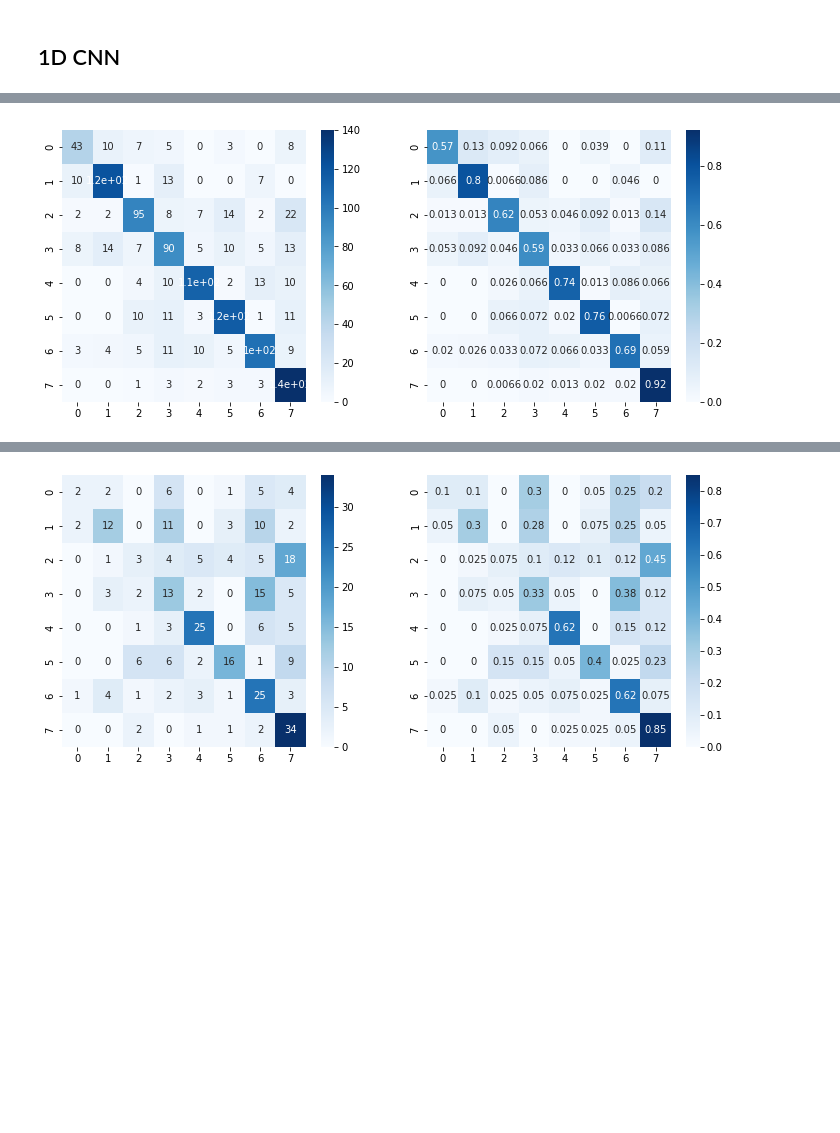
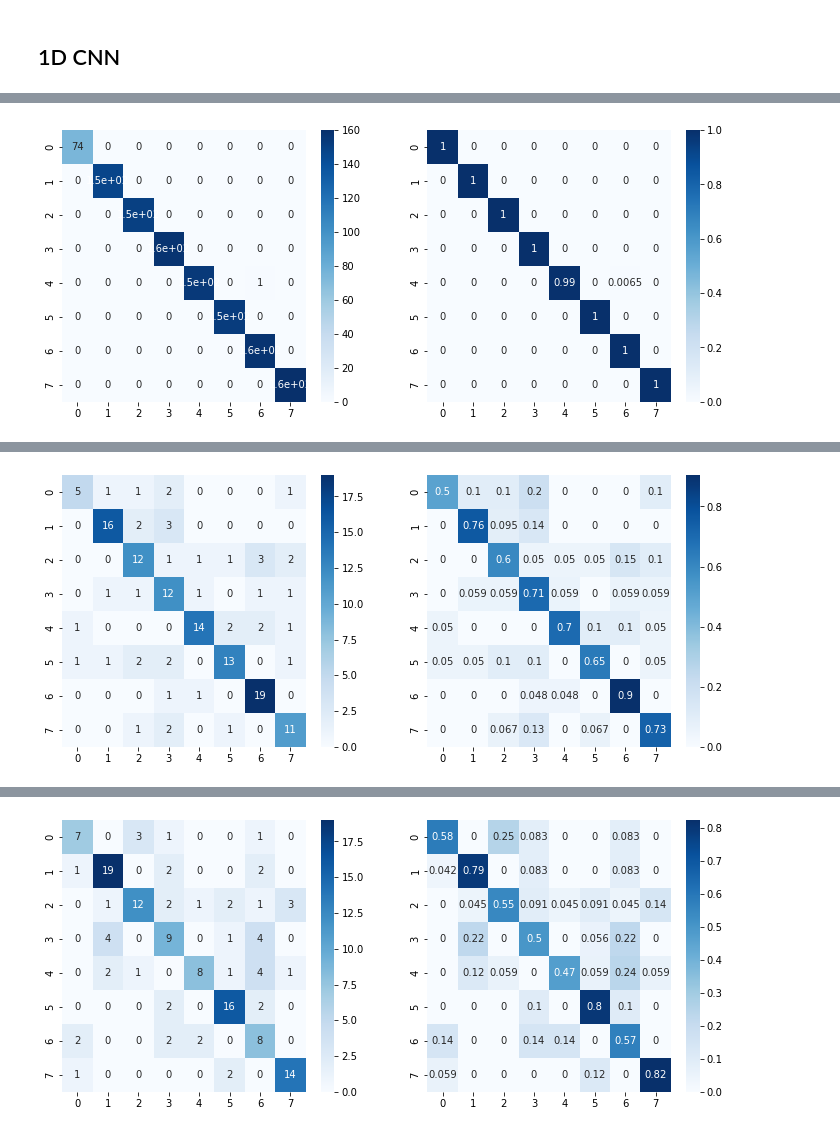
Before and after one commit to mohnikbakht/RAVDESS_Speech_Emotion_Recognition, a Jupyter notebook: Nik/DL_models_nik_1D.ipynb, the cells around one changed output, grey strips where cells are left out. Saved outputs shown, nothing was run; the diff lists cells and outputs as text; code cells hidden in the pictures; blank space fills up the shorter version.

```diff
--- a/Nik/DL_models_nik_1D.ipynb
+++ b/Nik/DL_models_nik_1D.ipynb
@@ -522,29 +590,29 @@ class Ravdess_CNN_1D(nn.Module):
 
         # 1 input image channel, 6 output channels, 5x5 square convolution
         # kernel
-        self.conv1 = nn.Conv1d(1, 32, 5,stride=2, padding=0)
+        self.conv1 = nn.Conv1d(1, 128, 3,stride=2, padding=0)
 
         # self.conv2 = nn.Conv1d(32, 32, 5,stride=1, padding=0)
 
-        self.conv3 = nn.Conv1d(32, 32, 5,stride=1, padding=0)
+        self.conv3 = nn.Conv1d(128, 128, 3,stride=1, padding=0)
 
-        self.conv4 = nn.Conv1d(32, 64, 3,stride=1, padding=0)
+        self.conv4 = nn.Conv1d(128, 256, 3,stride=1, padding=0)
 
-        # self.conv5 = nn.Conv1d(64, 128, 3,stride=1, padding=0)
+        self.conv5 = nn.Conv1d(256, 256, 3,stride=1, padding=0)
 
-        self.conv6 = nn.Conv1d(64, 64, 2, stride=1, padding=0)
+        self.conv6 = nn.Conv1d(256, 256, 3, stride=1, padding=0)
 
         # an affine operation: y = Wx + b
-        self.fc1 = nn.Linear(64, 128)  # 5*5 from image dimension
+        self.fc1 = nn.Linear(256, 128)  # 5*5 from image dimension
         self.fc2 = nn.Linear(128, tgt_class_cnt)
 
     def forward(self, x):
         # Max pooling over a (2, 2) window
-        x = F.max_pool1d(F.relu(self.conv1(x)), 1)
+        x = F.relu(self.conv1(x))
         # x = F.max_pool1d(F.relu(self.conv2(x)), 2)
-        x = F.max_pool1d(F.relu(self.conv3(x)), 1)
-        x = F.max_pool1d(F.relu(self.conv4(x)), 2)
-        # x = F.max_pool1d(F.relu(self.conv5(x)), 2)
+        x = F.relu(self.conv3(x))
+        x = F.relu(self.conv4(x))
+        x = F.max_pool1d(F.relu(self.conv5(x)), 2)
         x = F.adaptive_max_pool1d(F.relu(self.conv6(x)), 1)
         # print(x.shape)
         x = torch.flatten(x, 1) # flatten all dimensions except the batch dimension
@@ -679,6 +737,7 @@ Epoch: 100, Train loss: 0.909, Val loss: 1.561, Epoch time = 0.170s
 from sklearn.metrics import confusion_matrix
 import seaborn as sns
 import numpy as np
+from sklearn import metrics
 
 def get_confusion_matrix(mdl, dataloader):
     y_pred = []
@@ -697,40 +756,75 @@ def get_confusion_matrix(mdl, dataloader):
             y_pred.append(predicted.cpu().numpy())
             y_true.append(tgt.cpu().numpy())
 
 
             total += len(src)
             correct += (tgt == predicted).sum().item()
-    print(np.shape(y_true))
+    # print(np.shape(y_true))
     y_true, y_pred = np.concatenate(y_true), np.concatenate(y_pred)
-    print(np.shape(y_true))
+
+    stats=metrics.classification_report(y_true, y_pred, digits=3)
+
+    # print(np.shape(y_true))
     cm = confusion_matrix(y_true, y_pred)
-    return cm
+    return cm, stats
 
 def plot_cm(cm):
     f, axs = plt.subplots(1,2, figsize=(12,5))
     sns.heatmap(cm, annot=True, cmap='Blues', ax=axs[0])
     sns.heatmap(cm/cm.sum(1).reshape(-1,1), annot=True, cmap='Blues', ax=axs[1])
     plt.show()
 
 
-train_iter = RAVDESSFeatureDataset(split='train',split_by=SPLIT_BY, root_dir=root_features, mean=MEAN, std= STD)#Multi30k(split='train', language_pair=(SRC_LANGUAGE, TGT_LANGUAGE))
+train_iter = RAVDESSFeatureDataset(split='train',split_by=SPLIT_BY, root_dir=root_features, mean=MEAN, std= STD, feature_2d=False)#Multi30k(split='train', language_pair=(SRC_LANGUAGE, TGT_LANGUAGE))
 train_dataloader = DataLoader(train_iter, batch_size=1, shuffle=True)
 
-train_cm = get_confusion_matrix(cnn_1d,train_dataloader)
+train_cm, train_metrics = get_confusion_matrix(cnn_1d,train_dataloader)
 train_acc = (train_cm*np.eye(len(train_cm))).sum()/np.sum(train_cm)
 
-print(train_cm*np.eye(len(train_cm)))
-val_iter = RAVDESSFeatureDataset(split='valid',split_by=SPLIT_BY, root_dir=root_features, mean=MEAN, std= STD)#Multi30k(split='train', language_pair=(SRC_LANGUAGE, TGT_LANGUAGE))
+# print(test_cm)
+true_pos = np.diag(train_cm)
+train_precision = np.sum(true_pos / np.sum(train_cm, axis=0))
+train_recall = np.sum(true_pos / np.sum(train_cm, axis=1))
+
+
+# print(train_cm*np.eye(len(train_cm)))
+val_iter = RAVDESSFeatureDataset(split='valid',split_by=SPLIT_BY, root_dir=root_features, mean=MEAN, std= STD, feature_2d=False)#Multi30k(split='train', language_pair=(SRC_LANGUAGE, TGT_LANGUAGE))
 val_dataloader = DataLoader(val_iter, batch_size=1, shuffle=True)
 
-val_cm = get_confusion_matrix(cnn_1d,val_dataloader)
+val_cm, val_metrics = get_confusion_matrix(cnn_1d,val_dataloader)
 val_acc = (val_cm*np.eye(len(val_cm))).sum()/np.sum(val_cm)
 
+# print(test_cm)
+true_pos = np.diag(val_cm)
+val_precision = np.sum(true_pos / np.sum(val_cm, axis=0))
+val_recall = np.sum(true_pos / np.sum(val_cm, axis=1))
 
 
+test_iter = RAVDESSFeatureDataset(split='test',split_by=SPLIT_BY, root_dir=root_features, mean=MEAN, std= STD, feature_2d=False)#Multi30k(split='train', language_pair=(SRC_LANGUAGE, TGT_LANGUAGE))
+test_dataloader = DataLoader(test_iter, batch_size=1, shuffle=True)
+
+test_cm, test_metrics = get_confusion_matrix(cnn_1d,test_dataloader)
+test_acc = (test_cm*np.eye(len(test_cm))).sum()/np.sum(test_cm)
+
+# print(test_cm)
+true_pos = np.diag(test_cm)
+test_precision = np.sum(true_pos / np.sum(test_cm, axis=0))
+test_recall = np.sum(true_pos / np.sum(test_cm, axis=1))
+
 plot_cm(train_cm)
-print(f'Train accuracy: {train_acc}')
+# print(f'Train accuracy: {train_acc}, precesion: {train_precision}, recall: {train_recall}')
+print("train")
+print(train_metrics)
 
 plot_cm(val_cm)
-print(f'Val accuracy: {val_acc}')
+# print(f'Val accuracy: {val_acc}, precesion: {val_precision}, recall: {val_recall}')
+print("validation")
+print(val_metrics)
+
+
+plot_cm(test_cm)
+# print(f'Test accuracy: {test_acc}, precesion: {test_precision}, recall: {test_recall}')
+print("test")
+print(test_metrics)
 # %% [output]
+[figure, new version]
@@ -749 +846 @@ print(f'Val accuracy: {val_acc}')
-[figure, old version]
+[figure, new version]
@@ -751 +862 @@ Train accuracy: 0.7219298245614035
-[figure, old version]
+[figure, added]
```
Also changed, not shown: parts of 9 cells of this notebook, 9 other files.
